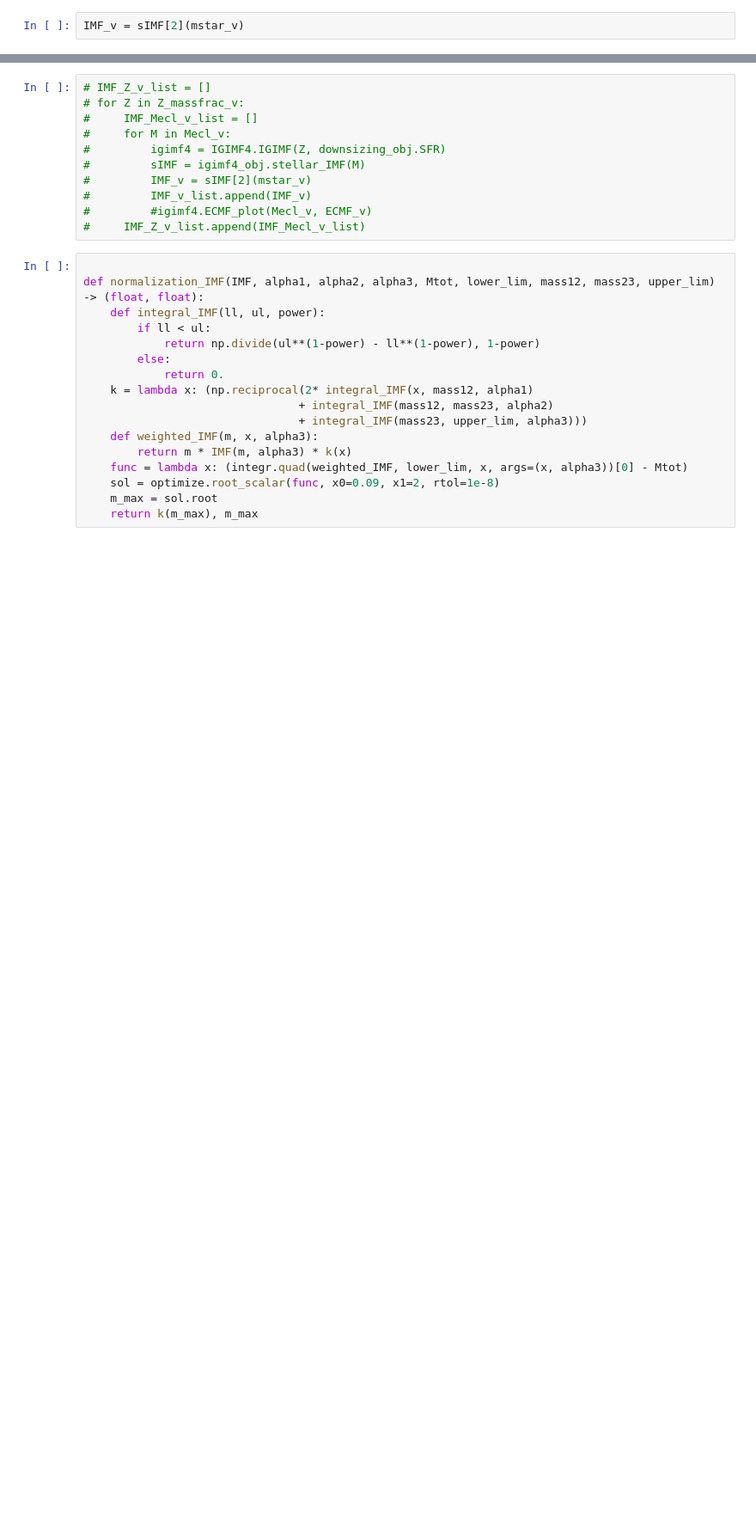
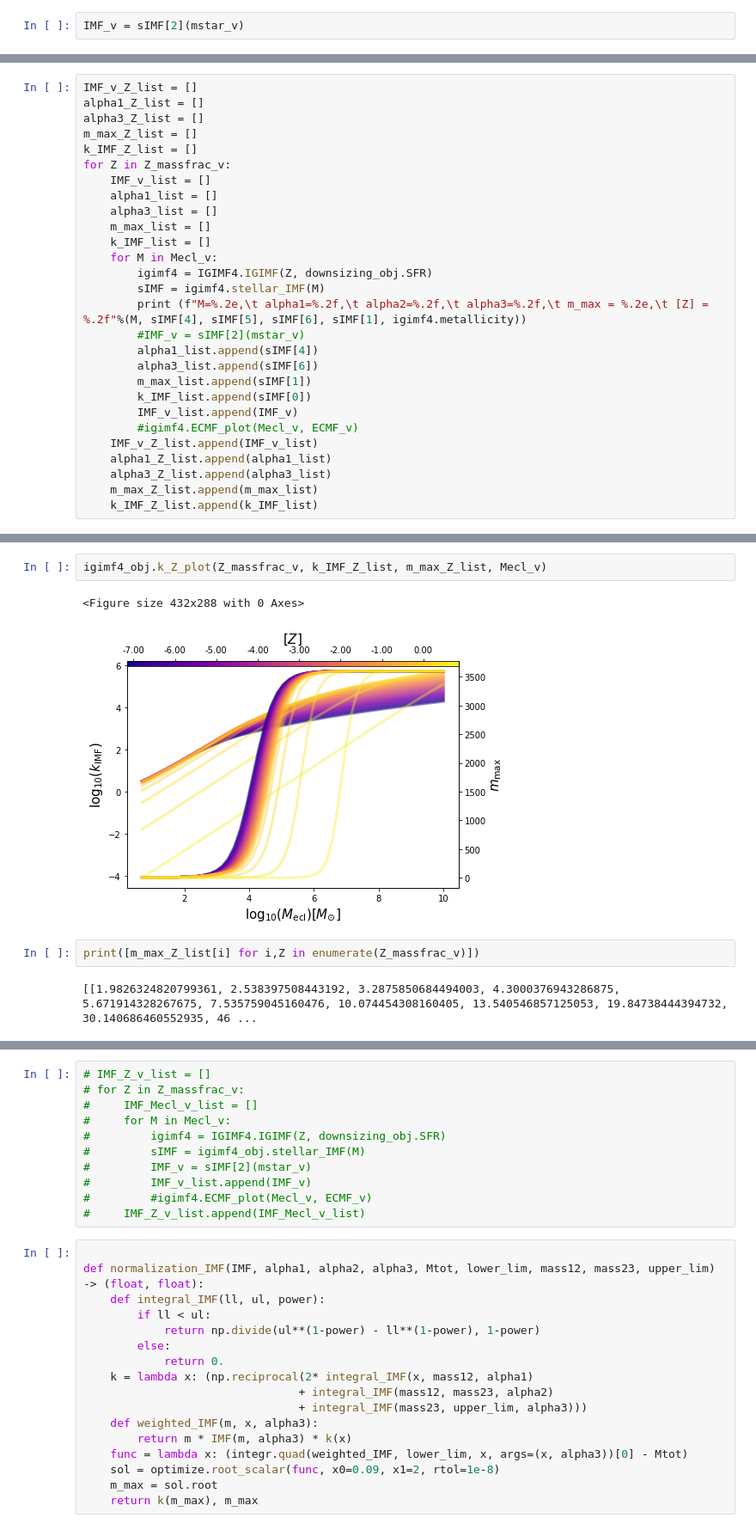
Before and after one commit to egjergo/pyIGIMF, a Jupyter notebook: _scratch/IGIMF4_explore.ipynb, the cells around one changed output, grey strips where cells are left out. Shown at 86% size. Drawn from its saved outputs; the diff is of its cells as text; blank space fills up the shorter version.

```diff
--- a/_scratch/IGIMF4_explore.ipynb
+++ b/_scratch/IGIMF4_explore.ipynb
@@ -193,0 +217,28 @@ igimf4_obj.IMF_plots(mstar_v, IMF_v_list, Mecl_v, k_idx, metal_mass_fraction)
+# %%
+IMF_v_Z_list = []
+alpha1_Z_list = []
+alpha3_Z_list = []
+m_max_Z_list = []
+k_IMF_Z_list = []
+for Z in Z_massfrac_v:
+    IMF_v_list = []
+    alpha1_list = []
+    alpha3_list = []
+    m_max_list = []
+    k_IMF_list = []
+    for M in Mecl_v:
+        igimf4 = IGIMF4.IGIMF(Z, downsizing_obj.SFR)
+        sIMF = igimf4.stellar_IMF(M)
+        print (f"M=%.2e,\t alpha1=%.2f,\t alpha2=%.2f,\t alpha3=%.2f,\t m_max = %.2e,\t [Z] = %.2f"%(M, sIMF[4], sIMF[5], sIMF[6], sIMF[1], igimf4.metallicity))
+        #IMF_v = sIMF[2](mstar_v)
+        alpha1_list.append(sIMF[4])
+        alpha3_list.append(sIMF[6])
+        m_max_list.append(sIMF[1])
+        k_IMF_list.append(sIMF[0])
+        IMF_v_list.append(IMF_v)
+        #igimf4.ECMF_plot(Mecl_v, ECMF_v)
+    IMF_v_Z_list.append(IMF_v_list)
+    alpha1_Z_list.append(alpha1_list)
+    alpha3_Z_list.append(alpha3_list)
+    m_max_Z_list.append(m_max_list)
+    k_IMF_Z_list.append(k_IMF_list)
@@ -193,0 +333,9 @@ igimf4_obj.IMF_plots(mstar_v, IMF_v_list, Mecl_v, k_idx, metal_mass_fraction)
+# %%
+igimf4_obj.k_Z_plot(Z_massfrac_v, k_IMF_Z_list, m_max_Z_list, Mecl_v)
+# %% [output]
+<Figure size 432x288 with 0 Axes>
+[figure, added]
+# %%
+print([m_max_Z_list[i] for i,Z in enumerate(Z_massfrac_v)])
+# %% [output]
+[[1.9826324820799361, 2.538397508443192, 3.2875850684494003, 4.3000376943286875, 5.671914328267675, 7.535759045160476, 10.074454308160405, 13.540546857125053, 19.84738444394732, 30.140686460552935, 46 ...
```
Also changed, not shown: parts of 22 cells of this notebook, 27 other files.
